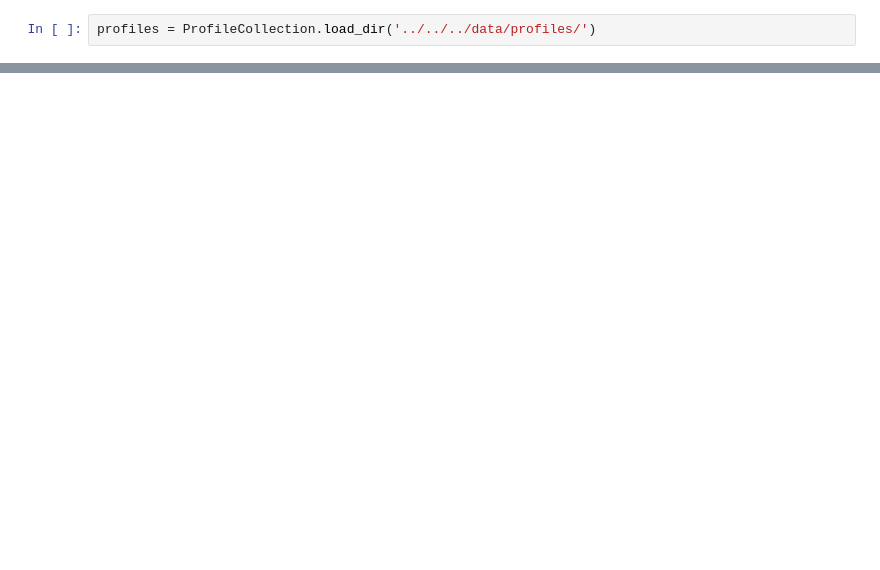
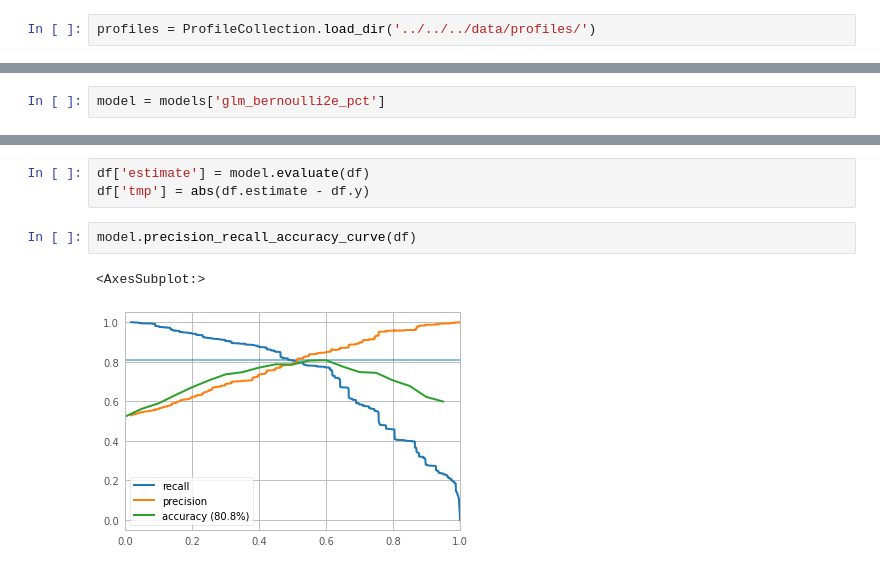
Before and after one commit to alephdata/followthemoney-predict, a Jupyter notebook: experiments/xref-experiments/xref_experiments/experiments/profiles/test_models.ipynb, the cells around one changed output, grey strips where cells are left out. Drawn from its saved outputs; the diff is of its cells as text; blank space fills up the shorter version.

```diff
--- a/experiments/xref-experiments/xref_experiments/experiments/profiles/test_models.ipynb
+++ b/experiments/xref-experiments/xref_experiments/experiments/profiles/test_models.ipynb
@@ -113,0 +161,2 @@ ar.compare({n:model._trace for n, model in models.items()})
+# %%
+model = models['glm_bernoulli2e_pct']
@@ -113,0 +230,8 @@ ar.compare({n:model._trace for n, model in models.items()})
+# %%
+df['estimate'] = model.evaluate(df)
+df['tmp'] = abs(df.estimate - df.y)
+# %%
+model.precision_recall_accuracy_curve(df)
+# %% [output]
+<AxesSubplot:>
+[figure, added]
```
Also changed, not shown: parts of 29 cells of this notebook, 6 other files.
